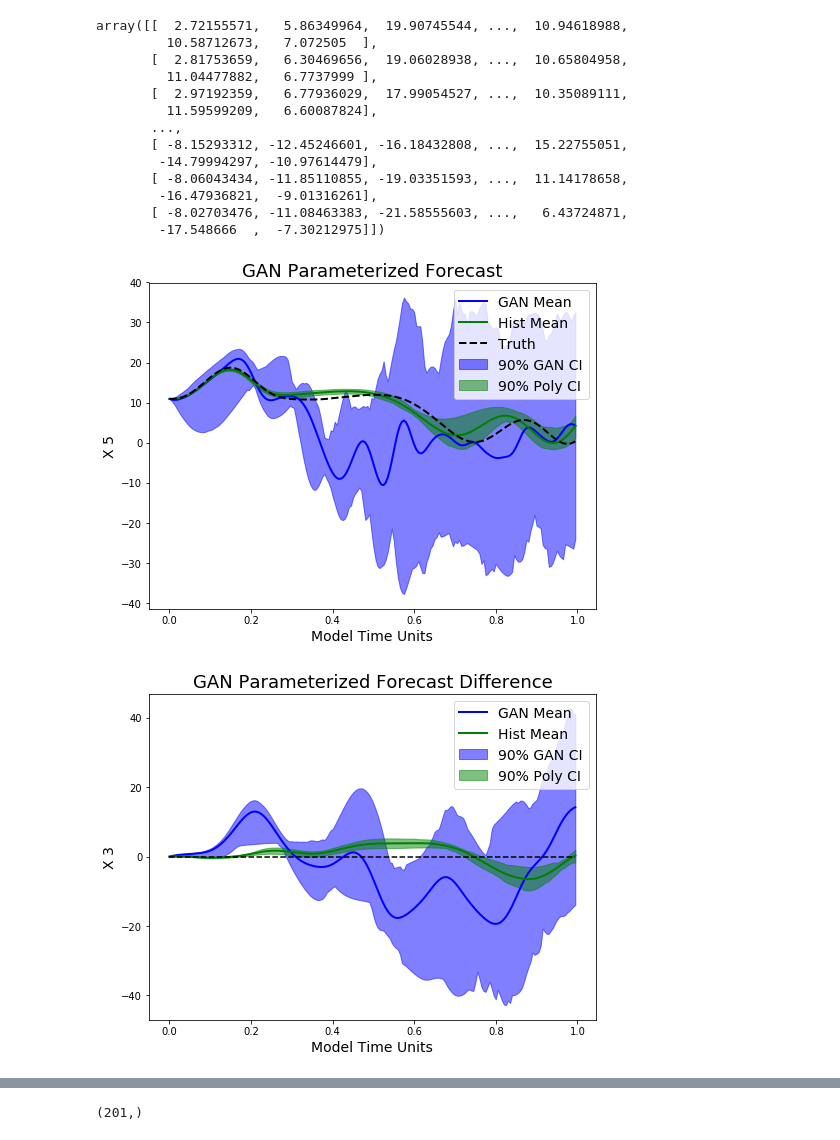
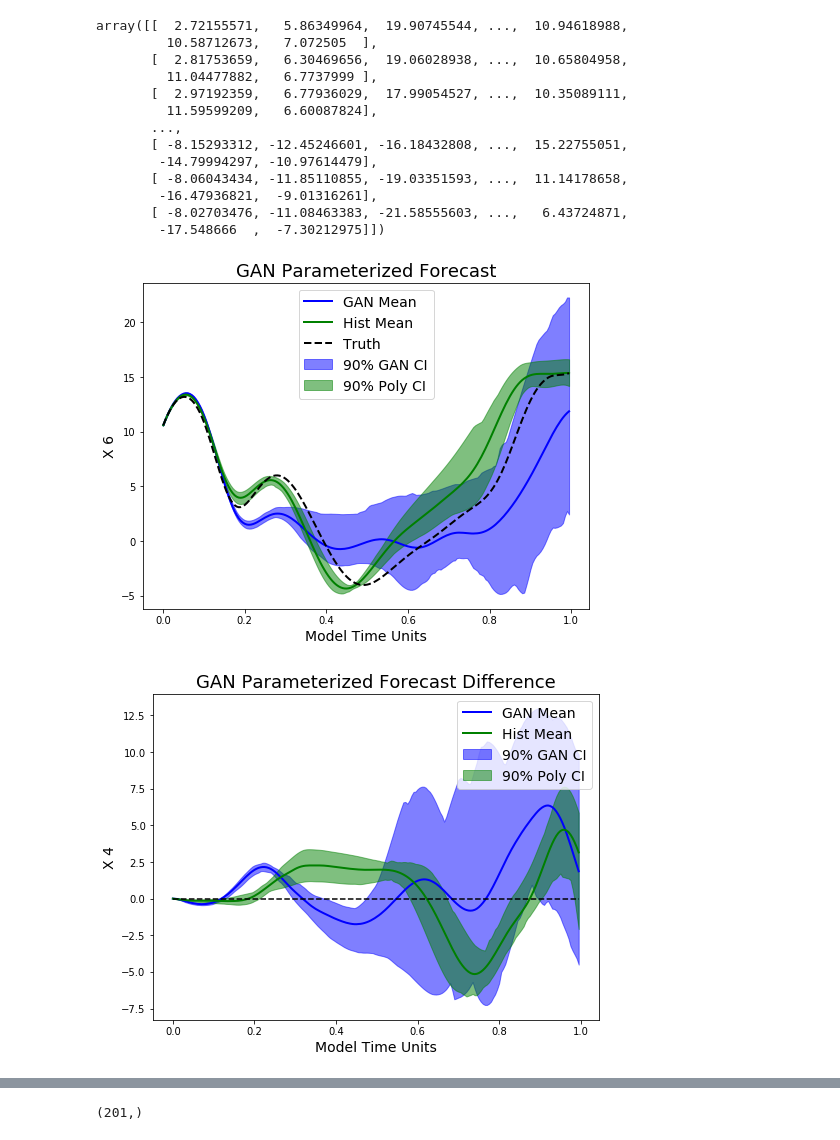
Before and after one commit to djgagne/lorenz_gan, a Jupyter notebook: notebooks/lorenz_gan_eval.ipynb, the cells around one changed output, grey strips where cells are left out. Saved outputs shown, nothing was run; the diff lists cells and outputs as text; code cells hidden in the pictures.

```diff
--- a/notebooks/lorenz_gan_eval.ipynb
+++ b/notebooks/lorenz_gan_eval.ipynb
@@ -348,30 +386,30 @@ array([[  2.72155571,   5.86349964,  19.90745544, ...,  10.94618988,
         -17.548666  ,  -7.30212975]])
 # %%
 plt.figure(figsize=(8, 6))
-x_val = 5
+x_val = 6
 mtu = np.arange(200) / 200
 
 plt.fill_between(mtu,
                  np.percentile(lorenz_gan_forecast_cube[:, :, x_val], 95, axis=0),
                  np.percentile(lorenz_gan_forecast_cube[:, :, x_val], 5, axis=0),
                  color="blue", alpha=0.5, label="90% GAN CI")
 plt.plot(mtu, lorenz_gan_forecast_cube[:, :, x_val].mean(axis=0), color="blue", lw=2, label="GAN Mean")
 plt.fill_between(mtu,
                  np.percentile(lorenz_poly_forecast_cube[:, :, x_val], 95, axis=0),
                  np.percentile(lorenz_poly_forecast_cube[:, :, x_val], 5, axis=0),
                  color="green", alpha=0.5, label="90% Poly CI")
 plt.plot(mtu, lorenz_hist_forecast_cube[:, :, x_val].mean(axis=0), color="green", lw=2, label="Hist Mean")
 plt.plot(mtu, x_vals[100000:100000 + 200, x_val], 'k--', lw=2, label="Truth")
 plt.xlabel("Model Time Units", fontsize=14)
 plt.ylabel("X {0:d}".format(x_val), fontsize=14)
 plt.legend(loc=0, fontsize=14)
 plt.title("GAN Parameterized Forecast", fontsize=18)
 plt.savefig("../exp/lorenz_forecast_ts.png", dpi=200, bbox_inches="tight")
 # %% [output]
-[figure, old version]
+[figure, new version]
 # %%
 plt.figure(figsize=(8, 6))
-x_val = 3
+x_val = 4
 plt.fill_between(mtu,
                  np.percentile(l_gan_fore_diff[:, :, x_val], 95, axis=0),
                  np.percentile(l_gan_fore_diff[:, :, x_val], 5, axis=0),
@@ -389,7 +427,7 @@ plt.legend(loc=0, fontsize=14)
 plt.title("GAN Parameterized Forecast Difference", fontsize=18)
 plt.savefig("../exp/lorenz_forecast_ts_diff.png", dpi=200, bbox_inches="tight")
 # %% [output]
-[figure, old version]
+[figure, new version]
 # %%
 plt.subplots(1, 1, )
 plt.pcolor(lorenz_gan_forecast_cube.std(axis=0))
```
Also changed, not shown: parts of 13 cells of this notebook, 4 other files.
